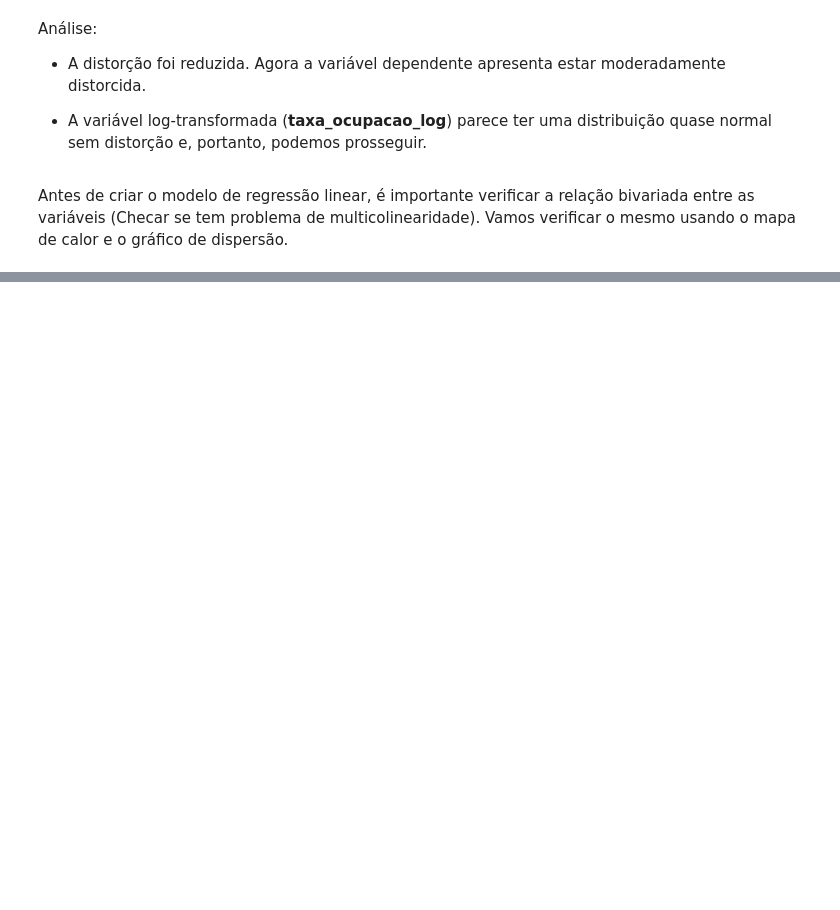
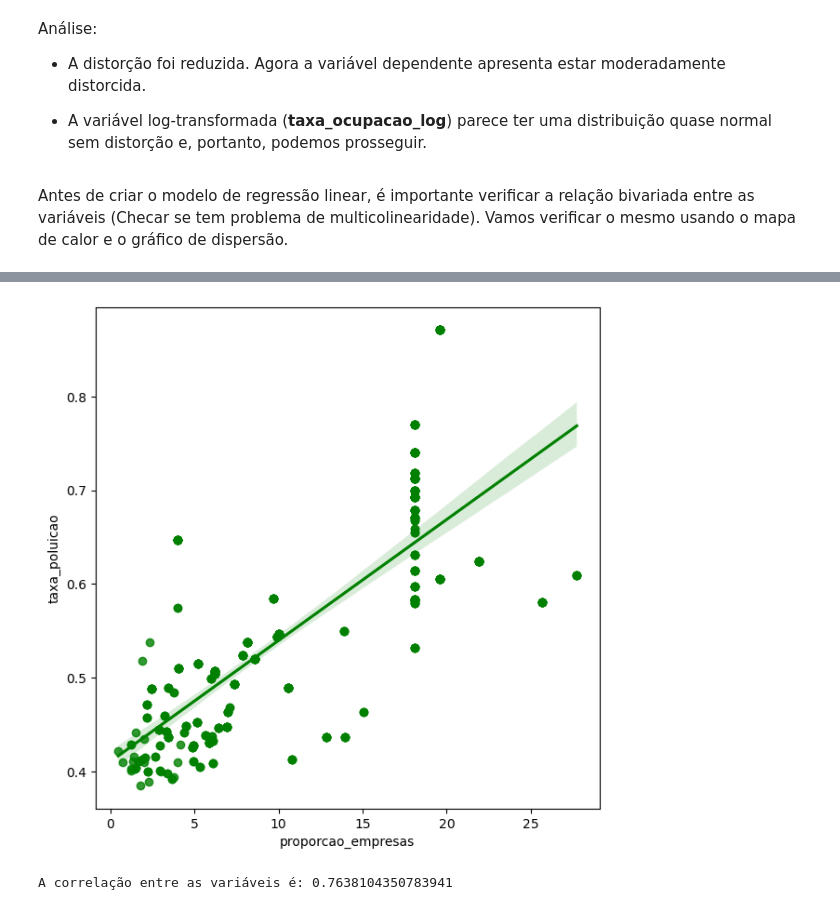
Before and after one commit to anandasouza/Aplicacao-e-Interpretacao-de-Testes-estatisticos, a Jupyter notebook: projeto.ipynb, the cells around one changed output, grey strips where cells are left out. Cells and saved outputs as stored; diff of their text form; code cells hidden in the pictures; blank space fills up the shorter version.

```diff
--- a/projeto.ipynb
+++ b/projeto.ipynb
@@ -203,0 +259,13 @@ Antes de criar o modelo de regressão linear, é importante verificar a relaçã
+# %%
+#Scatter Plot Taxa de Poluição X Proporção empresa
+plt.figure(figsize =(7,7))
+sns.regplot(x ='proporcao_empresas', y = 'taxa_poluicao', data =dados, color = 'green')
+plt.show()
+# %% [output]
+[figure, added]
+# %%
+#Coeficiente de Correlação
+print('A correlação entre as variáveis é:', pearsonr(dados['proporcao_empresas'],
+                                                     dados['taxa_poluicao'])[0])
+# %% [output]
+A correlação entre as variáveis é: 0.7638104350783941
```
Also changed, not shown: parts of 21 cells of this notebook.
